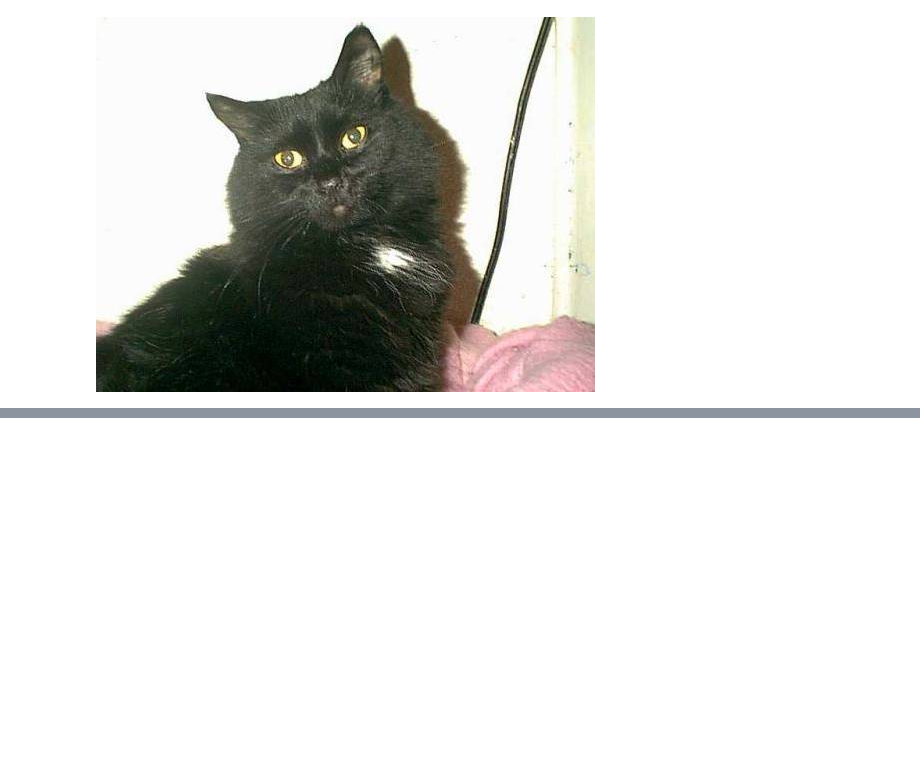
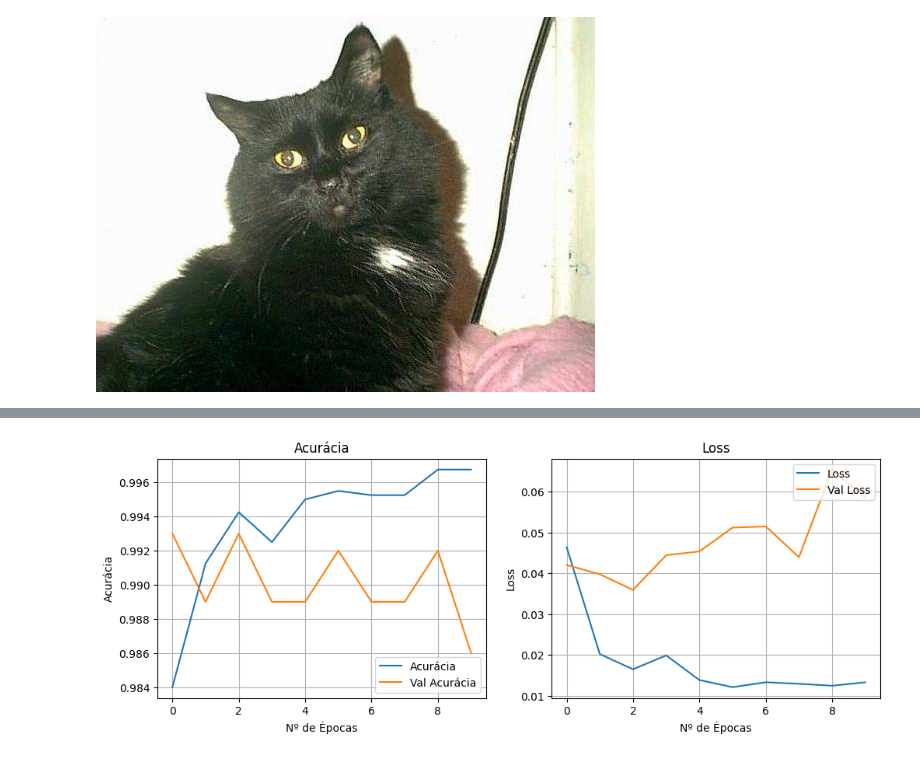
Before and after one commit to Johnny-DF26/Classificacao_Imagens_Gatos_e_Cachorros_CNN, a Jupyter notebook: Classificação_Redes_Neurais_Convolucionais_Gatos_e_Cachorros.ipynb, the cells around one changed output, grey strips where cells are left out. Drawn from its saved outputs; the diff is of its cells as text; code cells hidden in the pictures; blank space fills up the shorter version.

```diff
--- a/Classificação_Redes_Neurais_Convolucionais_Gatos_e_Cachorros.ipynb
+++ b/Classificação_Redes_Neurais_Convolucionais_Gatos_e_Cachorros.ipynb
@@ -305,0 +351,2 @@ Previsao: Cat
+# %%
+resnet.trainable = False
@@ -305,0 +375,13 @@ Previsao: Cat
+# %%
+dense_layer = resnet.output
+dense_layer = GlobalAveragePooling2D()(dense_layer)
+dense_layer = Dense(units=1025, activation='relu')(dense_layer)
+dense_layer = Dropout(0.2)(dense_layer)
+dense_layer = Dense(units=1025, activation='relu')(dense_layer)
+dense_layer = Dropout(0.2)(dense_layer)
+dense_layer = Dense(units=1025, activation='relu')(dense_layer)
+dense_layer = Dropout(0.2)(dense_layer)
+dense_outlayer = Dense(units=2, activation='softmax')(dense_layer)
+# %%
+network = Model(inputs=resnet.input, outputs=dense_outlayer)
+network.summary()
@@ -305,0 +390,3 @@ Previsao: Cat
+# %%
+network.compile(optimizer='adam', loss='categorical_crossentropy', metrics=['accuracy'])
+historico = network.fit(base_treino, epochs=10, validation_data=base_teste)
@@ -305,0 +422,21 @@ Previsao: Cat
+# %%
+fig, axs  = plt.subplots(1, 2, figsize=(12, 4))
+
+axs[0].plot(historico.history['accuracy'], label='Acurácia')
+axs[0].plot(historico.history['val_accuracy'], label='Val Acurácia')
+axs[0].set_title('Acurácia')
+axs[0].set_ylabel('Acurácia')
+axs[0].set_xlabel('Nº de Épocas')
+axs[0].grid()
+axs[0].legend(loc='lower right')
+
+axs[1].plot(historico.history['loss'], label='Loss')
+axs[1].plot(historico.history['val_loss'], label='Val Loss')
+axs[1].set_title('Loss')
+axs[1].set_ylabel('Loss')
+axs[1].set_xlabel('Nº de Épocas')
+axs[1].grid()
+axs[1].legend(loc='upper right')
+plt.show()
+# %% [output]
+[figure, added]
```
Also changed, not shown: parts of 27 cells of this notebook.
